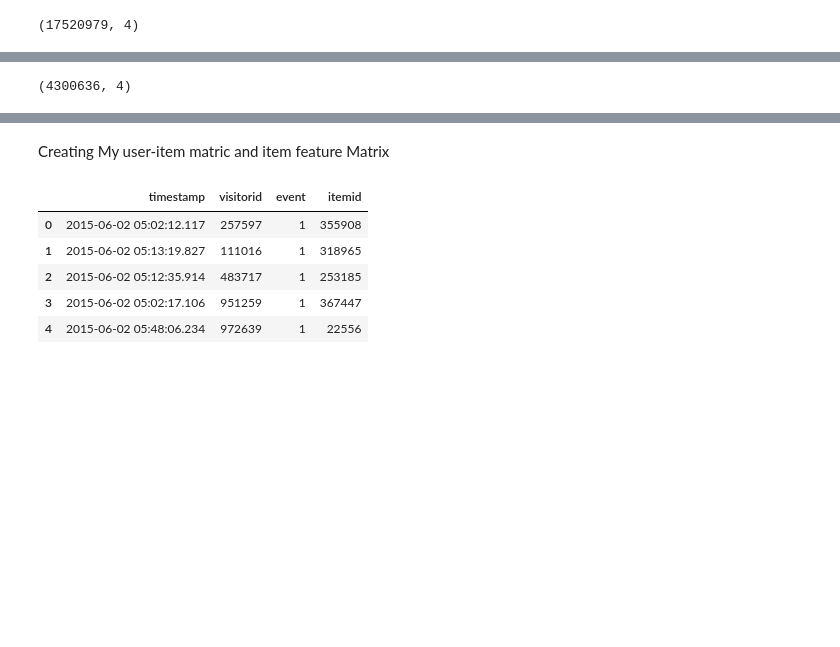
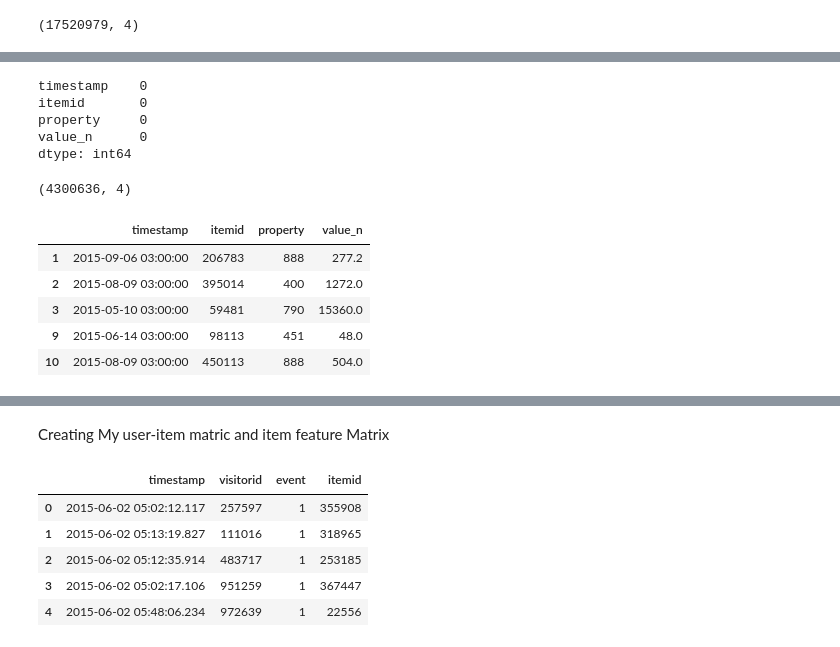
Before and after one commit to llawlaw23/Recommendation-System, a Jupyter notebook: analysis.ipynb, the cells around one changed output, grey strips where cells are left out. Cells and saved outputs as stored; diff of their text form; code cells hidden in the pictures; blank space fills up the shorter version.

```diff
--- a/analysis.ipynb
+++ b/analysis.ipynb
@@ -225,3 +226,11 @@ props.head()
+# %%
+props.isnull().sum()
+# %% [output]
+timestamp    0
+itemid       0
+property     0
+value_n      0
+dtype: int64
 # %%
 # drop null values in value_n column
 props = props.dropna(subset = ["value_n"])
@@ -229,6 +238,15 @@ props = props.dropna(subset = ["value_n"])
 props.shape
 # %% [output]
 (4300636, 4)
+# %%
+props.head()
+# %% [output]
+|  | timestamp | itemid | property | value_n |
+| 1 | 2015-09-06 03:00:00 | 206783 | 888 | 277.2 |
+| 2 | 2015-08-09 03:00:00 | 395014 | 400 | 1272.0 |
+| 3 | 2015-05-10 03:00:00 | 59481 | 790 | 15360.0 |
+| 9 | 2015-06-14 03:00:00 | 98113 | 451 | 48.0 |
+| 10 | 2015-08-09 03:00:00 | 450113 | 888 | 504.0 |
 # %%
 cats.isnull().sum()
 # %% [output]
```
Also changed, not shown: parts of 51 cells of this notebook, 2 other files.
